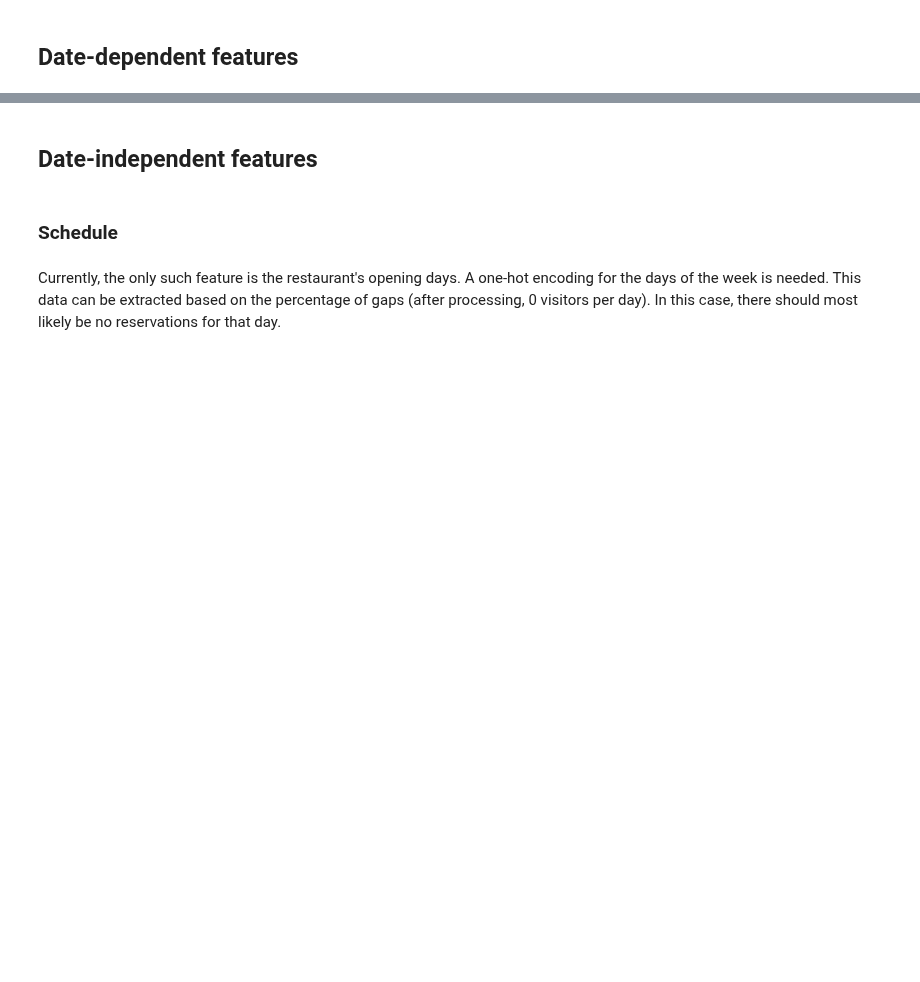
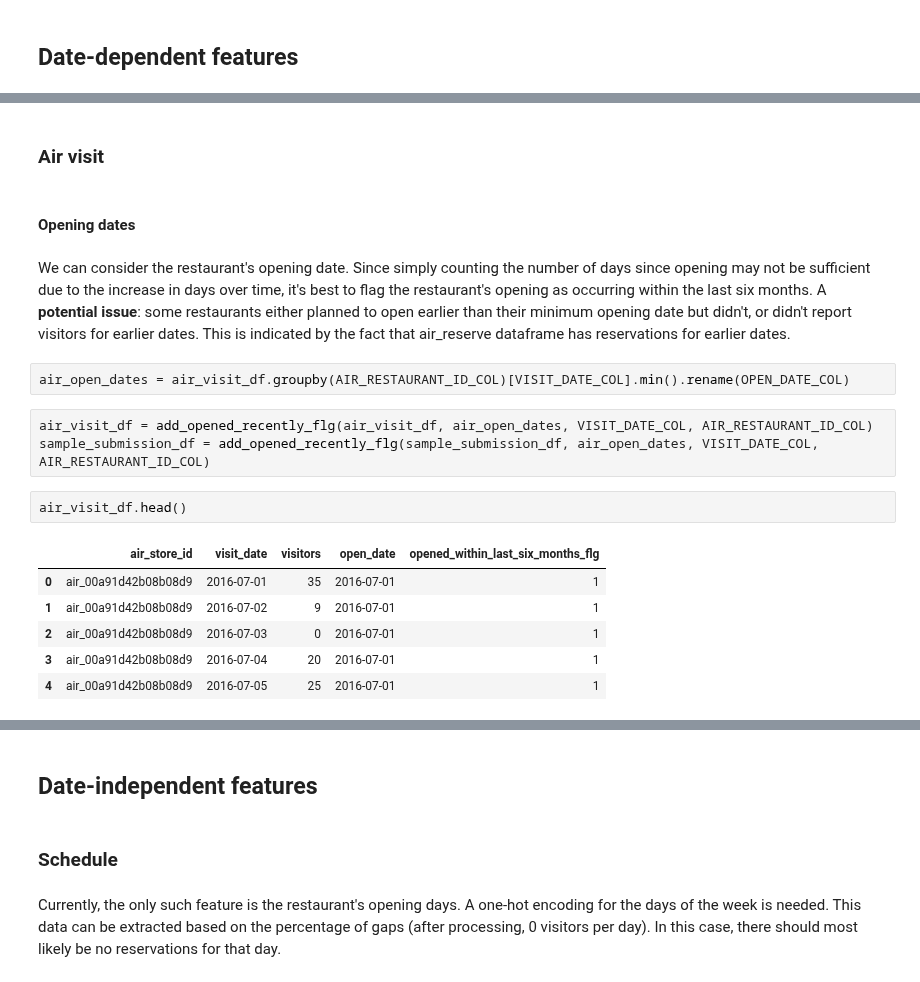
Before and after one commit to Lymuthien/mentoring_program, a Jupyter notebook: notebooks/02_feature_engineering.ipynb, the cells around one changed output, grey strips where cells are left out. Drawn from its saved outputs; the diff is of its cells as text; blank space fills up the shorter version.

```diff
--- a/notebooks/02_feature_engineering.ipynb
+++ b/notebooks/02_feature_engineering.ipynb
@@ -25,0 +65,20 @@ store_rel_df = read_csv('store_id_relation.csv')
+# %% [markdown]
+### Air visit
+# %% [markdown]
+#### Opening dates
+# %% [markdown]
+We can consider the restaurant's opening date. Since simply counting the number of days since opening may not be sufficient due to the increase in days over time, it's best to flag the restaurant's opening as occurring within the last six months. A **potential issue**: some restaurants either planned to open earlier than their minimum opening date but didn't, or didn't report visitors for earlier dates. This is indicated by the fact that air_reserve dataframe has reservations for earlier dates.
+# %%
+air_open_dates = air_visit_df.groupby(AIR_RESTAURANT_ID_COL)[VISIT_DATE_COL].min().rename(OPEN_DATE_COL)
+# %%
+air_visit_df = add_opened_recently_flg(air_visit_df, air_open_dates, VISIT_DATE_COL, AIR_RESTAURANT_ID_COL)
+sample_submission_df = add_opened_recently_flg(sample_submission_df, air_open_dates, VISIT_DATE_COL, AIR_RESTAURANT_ID_COL)
+# %%
+air_visit_df.head()
+# %% [output]
+|  | air_store_id | visit_date | visitors | open_date | opened_within_last_six_months_flg |
+| 0 | air_00a91d42b08b08d9 | 2016-07-01 | 35 | 2016-07-01 | 1 |
+| 1 | air_00a91d42b08b08d9 | 2016-07-02 | 9 | 2016-07-01 | 1 |
+| 2 | air_00a91d42b08b08d9 | 2016-07-03 | 0 | 2016-07-01 | 1 |
+| 3 | air_00a91d42b08b08d9 | 2016-07-04 | 20 | 2016-07-01 | 1 |
+| 4 | air_00a91d42b08b08d9 | 2016-07-05 | 25 | 2016-07-01 | 1 |
```
Also changed, not shown: parts of 14 cells of this notebook, 4 other files.
